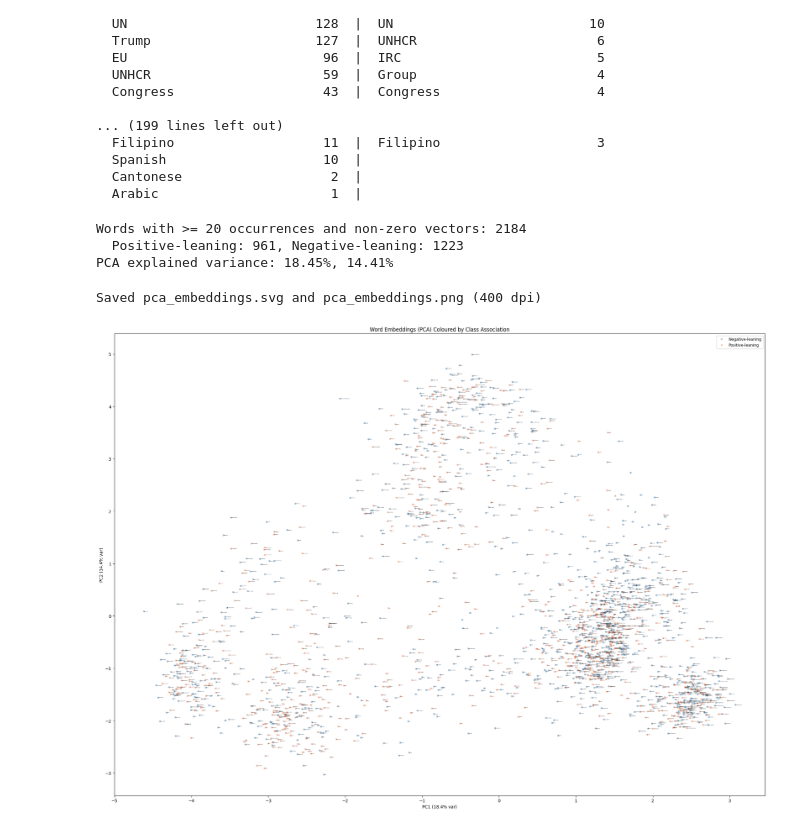
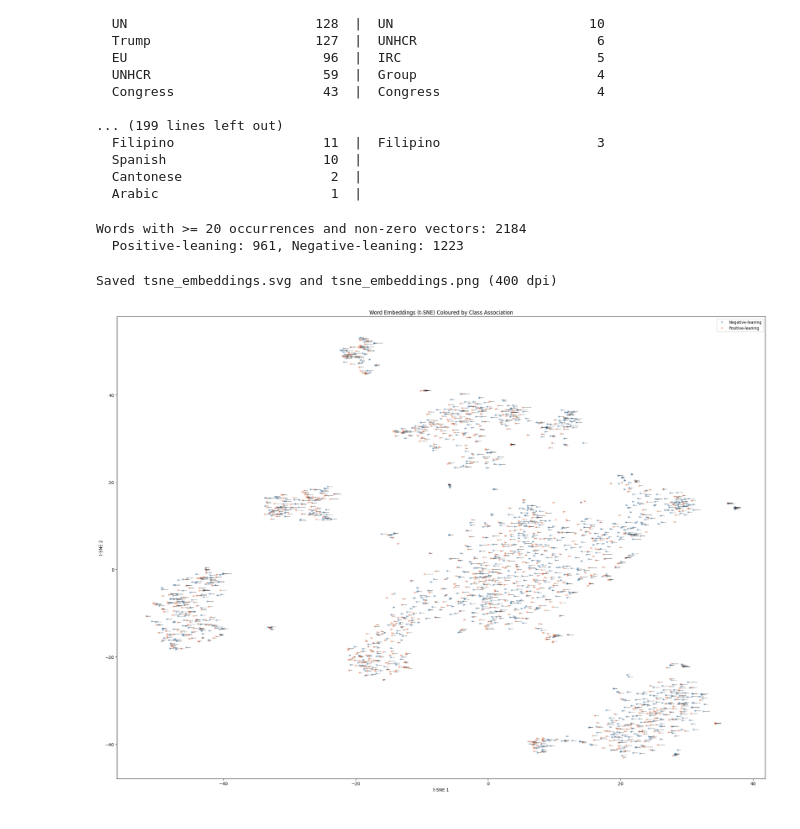
Before and after one commit to JonathanLCunnane/PCL-Detection, a Jupyter notebook: eda.ipynb, the cells around one changed output. Cells and saved outputs as stored; diff of their text form; code cells hidden in the pictures.

```diff
--- a/eda.ipynb
+++ b/eda.ipynb
@@ -449,7 +454,7 @@ LANGUAGE           0.0023       0.0039         +0.0015
   Cantonese                   2  |
   Arabic                      1  |
 # %%
-from sklearn.decomposition import PCA
+from sklearn.manifold import TSNE
 
 # Build word vectors averaged across all occurrences, tracking class association
 # For each word, average its tok2vec vectors and track positive vs negative frequency
@@ -487,44 +492,41 @@ for w, vec_list in word_vectors.items():
     # Colour by which class uses the word proportionally more
     # Normalise by class size to get rate, then compare
     pos_rate = word_pos_freq[w] / positive
     neg_rate = word_neg_freq[w] / negative
     colours.append("coral" if pos_rate > neg_rate else "steelblue")
 
 print(f"Words with >= {MIN_FREQ} occurrences and non-zero vectors: {len(words)}")
 print(f"  Positive-leaning: {colours.count('coral')}, Negative-leaning: {colours.count('steelblue')}")
 
-# PCA to 2D
+# t-SNE to 2D
 vecs_arr = np.array(vecs)
-pca = PCA(n_components=2)
-coords = pca.fit_transform(vecs_arr)
-
-print(f"PCA explained variance: {pca.explained_variance_ratio_[0]:.2%}, {pca.explained_variance_ratio_[1]:.2%}")
+tsne = TSNE(n_components=2, perplexity=30, random_state=42)
+coords = tsne.fit_transform(vecs_arr)
 
 # Plot – label every word, save as SVG for lossless zoom
 fig, ax = plt.subplots(figsize=(22, 16))
 for colour_val, label_text in [("steelblue", "Negative-leaning"), ("coral", "Positive-leaning")]:
     mask = [c == colour_val for c in colours]
     ax.scatter(coords[mask, 0], coords[mask, 1], c=colour_val, alpha=0.45, s=20, label=label_text, edgecolors="none")
 
 # Label ALL words above MIN_FREQ
 for i, w in enumerate(words):
     ax.annotate(w, (coords[i, 0], coords[i, 1]), fontsize=3, alpha=0.75)
 
-ax.set_xlabel(f"PC1 ({pca.explained_variance_ratio_[0]:.1%} var)")
-ax.set_ylabel(f"PC2 ({pca.explained_variance_ratio_[1]:.1%} var)")
-ax.set_title("Word Embeddings (PCA) Coloured by Class Association")
+ax.set_xlabel("t-SNE 1")
+ax.set_ylabel("t-SNE 2")
+ax.set_title("Word Embeddings (t-SNE) Coloured by Class Association")
 ax.legend(fontsize=9)
 plt.tight_layout()
 
 # Save vector SVG (infinite zoom, all labels crisp) + high-res PNG
-fig.savefig("pca_embeddings.svg", format="svg")
-fig.savefig("pca_embeddings.png", dpi=400)
-print("Saved pca_embeddings.svg and pca_embeddings.png (400 dpi)")
+fig.savefig("tsne_embeddings.svg", format="svg")
+fig.savefig("tsne_embeddings.png", dpi=400)
+print("Saved tsne_embeddings.svg and tsne_embeddings.png (400 dpi)")
 
 plt.show()
 # %% [output]
 Words with >= 20 occurrences and non-zero vectors: 2184
   Positive-leaning: 961, Negative-leaning: 1223
-PCA explained variance: 18.45%, 14.41%
-Saved pca_embeddings.svg and pca_embeddings.png (400 dpi)
+Saved tsne_embeddings.svg and tsne_embeddings.png (400 dpi)
-[figure, old version]
+[figure, new version]
```
Also changed, not shown: parts of 5 cells of this notebook.
